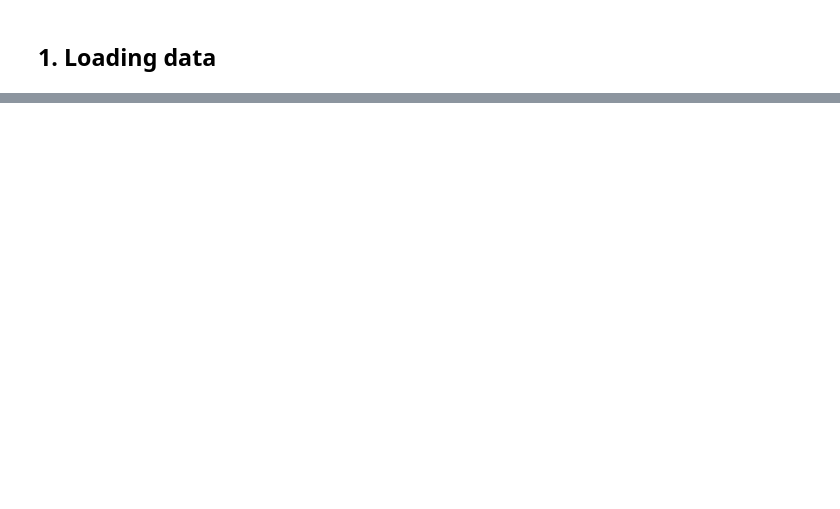
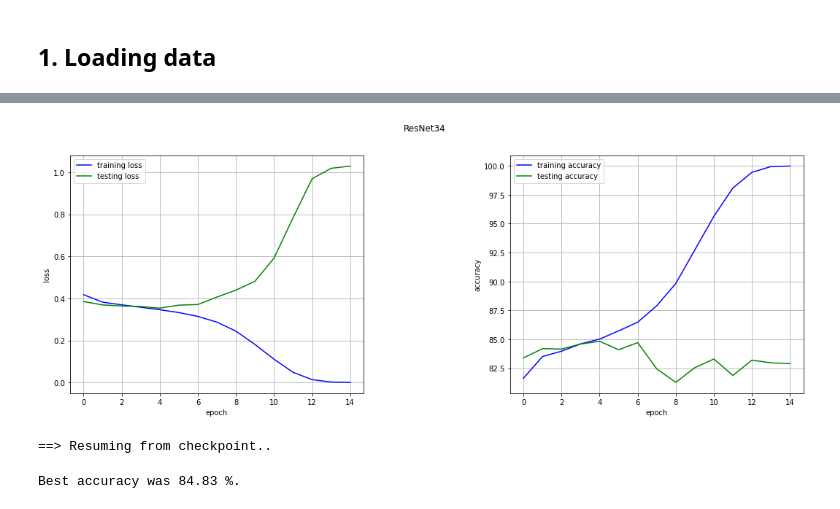
Before and after one commit to anvdn/BreastHistopathologyResNet, a Jupyter notebook: train.ipynb, the cells around one changed output, grey strips where cells are left out. Cells and saved outputs as stored; diff of their text form; code cells hidden in the pictures; blank space fills up the shorter version.

```diff
--- a/train.ipynb
+++ b/train.ipynb
@@ -215,0 +310,4 @@ print(classification_report(y_test, y_pred_list))
+# %%
+print('Building ResNet34..')
+model = ResNet34(num_classes=1)
+model.to(device)
@@ -215,0 +333,10 @@ print(classification_report(y_test, y_pred_list))
+# %%
+# training parameters
+BATCH_SIZE = 128
+LEARNING_RATE = 0.005
+EPOCHS = 15
+
+criterion = nn.BCEWithLogitsLoss()
+optimizer = optim.SGD(model.parameters(), lr=LEARNING_RATE,
+                      momentum=0.9, weight_decay=5e-4)
+scheduler = torch.optim.lr_scheduler.CosineAnnealingLR(optimizer, T_max=EPOCHS)
@@ -215,0 +346,13 @@ print(classification_report(y_test, y_pred_list))
+# %%
+train_loss, test_loss = [], []
+train_acc, test_acc = [], []
+best_acc = 0
+
+for epoch in range(EPOCHS):
+    trnl, trnacc = train(model, epoch)
+    tstl, tstacc = test(model, epoch, 'ResNet34')
+    train_loss.append(trnl)
+    train_acc.append(trnacc)
+    test_loss.append(tstl)
+    test_acc.append(tstacc)
+    scheduler.step()
@@ -215,0 +377,18 @@ print(classification_report(y_test, y_pred_list))
+# %%
+plot_performance('ResNet34', train_loss, train_acc, test_loss, test_acc)
+# %% [output]
+[figure, added]
+# %%
+# Load checkpoint.
+print('==> Resuming from checkpoint..')
+assert os.path.isdir('checkpoint'), 'Error: no checkpoint directory found!'
+checkpoint = torch.load('./checkpoint/' + model_name + '.pth')
+model.load_state_dict(checkpoint['net'])
+best_acc = checkpoint['acc']
+start_epoch = checkpoint['epoch']
+# %% [output]
+==> Resuming from checkpoint..
+# %%
+print("Best accuracy was", best_acc, "%.")
+# %% [output]
+Best accuracy was 84.83 %.
```
Also changed, not shown: parts of 38 cells of this notebook, 5 other files.
